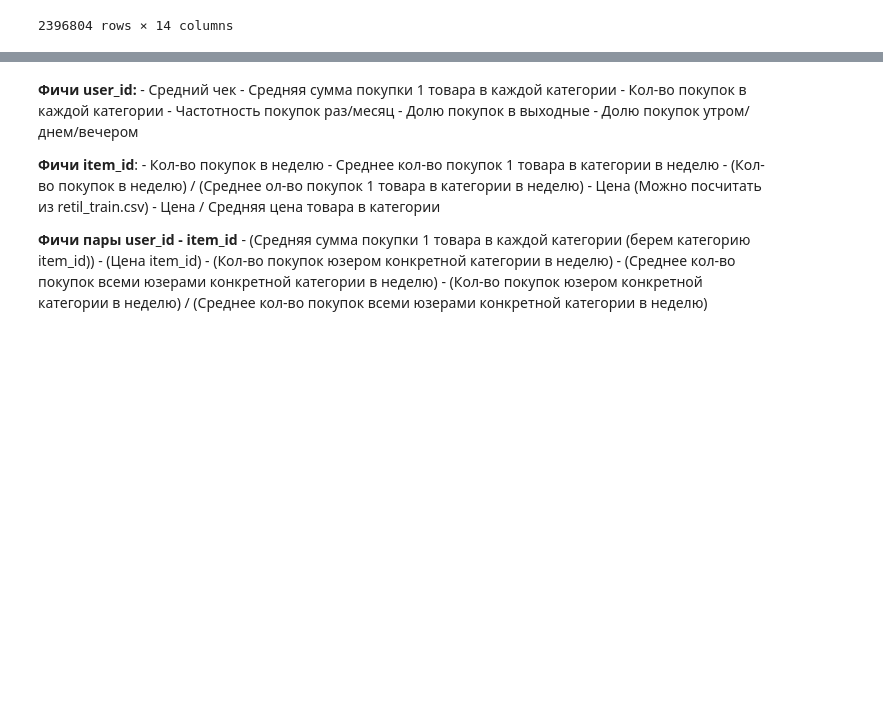
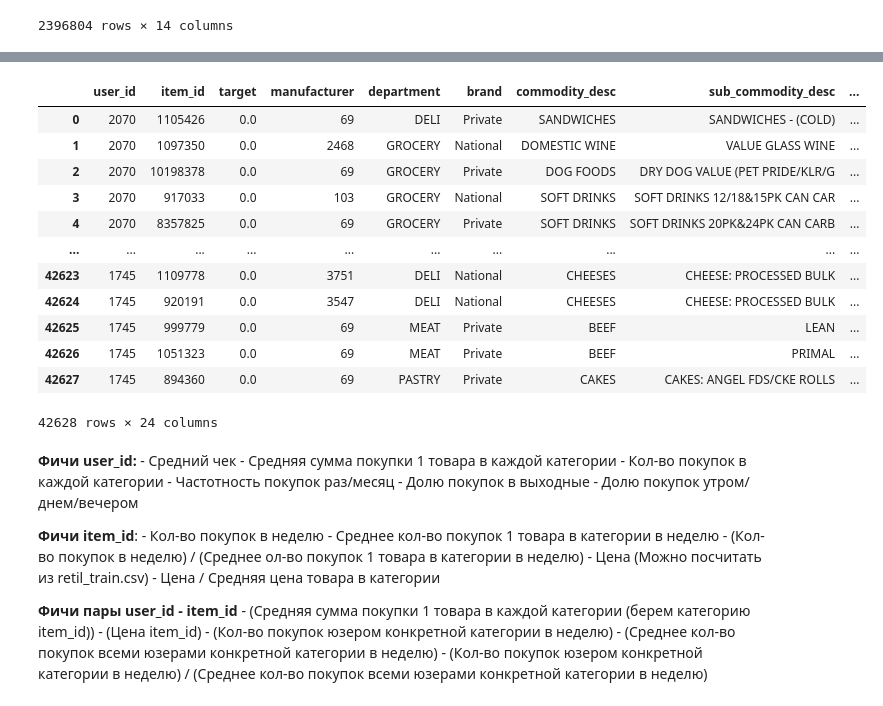
Before and after one commit to NickHlzv/Reccomend_system, a Jupyter notebook: webinar_6/webinar_6.ipynb, the cells around one changed output, grey strips where cells are left out. Saved outputs shown, nothing was run; the diff lists cells and outputs as text; code cells hidden in the pictures; blank space fills up the shorter version.

```diff
--- a/webinar_6/webinar_6.ipynb
+++ b/webinar_6/webinar_6.ipynb
@@ -731,3 +747,21 @@ buy_cat_reduce_average_2
+# %%
+#Проверяю что все фичи замерджились и добавились
+df_ranker_train = df_ranker_train.merge(buy_cat_reduce_average, on=['user_id', 'department'])
+df_ranker_train
+# %% [output]
+|  | user_id | item_id | target | manufacturer | department | brand | commodity_desc | sub_commodity_desc | ... |
+| 0 | 2070 | 1105426 | 0.0 | 69 | DELI | Private | SANDWICHES | SANDWICHES - (COLD) | ... |
+| 1 | 2070 | 1097350 | 0.0 | 2468 | GROCERY | National | DOMESTIC WINE | VALUE GLASS WINE | ... |
+| 2 | 2070 | 10198378 | 0.0 | 69 | GROCERY | Private | DOG FOODS | DRY DOG VALUE (PET PRIDE/KLR/G | ... |
+| 3 | 2070 | 917033 | 0.0 | 103 | GROCERY | National | SOFT DRINKS | SOFT DRINKS 12/18&15PK CAN CAR | ... |
+| 4 | 2070 | 8357825 | 0.0 | 69 | GROCERY | Private | SOFT DRINKS | SOFT DRINKS 20PK&24PK CAN CARB | ... |
+| ... | ... | ... | ... | ... | ... | ... | ... | ... | ... |
+| 42623 | 1745 | 1109778 | 0.0 | 3751 | DELI | National | CHEESES | CHEESE: PROCESSED BULK | ... |
+| 42624 | 1745 | 920191 | 0.0 | 3547 | DELI | National | CHEESES | CHEESE: PROCESSED BULK | ... |
+| 42625 | 1745 | 999779 | 0.0 | 69 | MEAT | Private | BEEF | LEAN | ... |
+| 42626 | 1745 | 1051323 | 0.0 | 69 | MEAT | Private | BEEF | PRIMAL | ... |
+| 42627 | 1745 | 894360 | 0.0 | 69 | PASTRY | Private | CAKES | CAKES: ANGEL FDS/CKE ROLLS | ... |
+42628 rows × 24 columns
 # %% [markdown]
 **Фичи user_id:**
     - Средний чек
```
Also changed, not shown: parts of 27 cells of this notebook.
